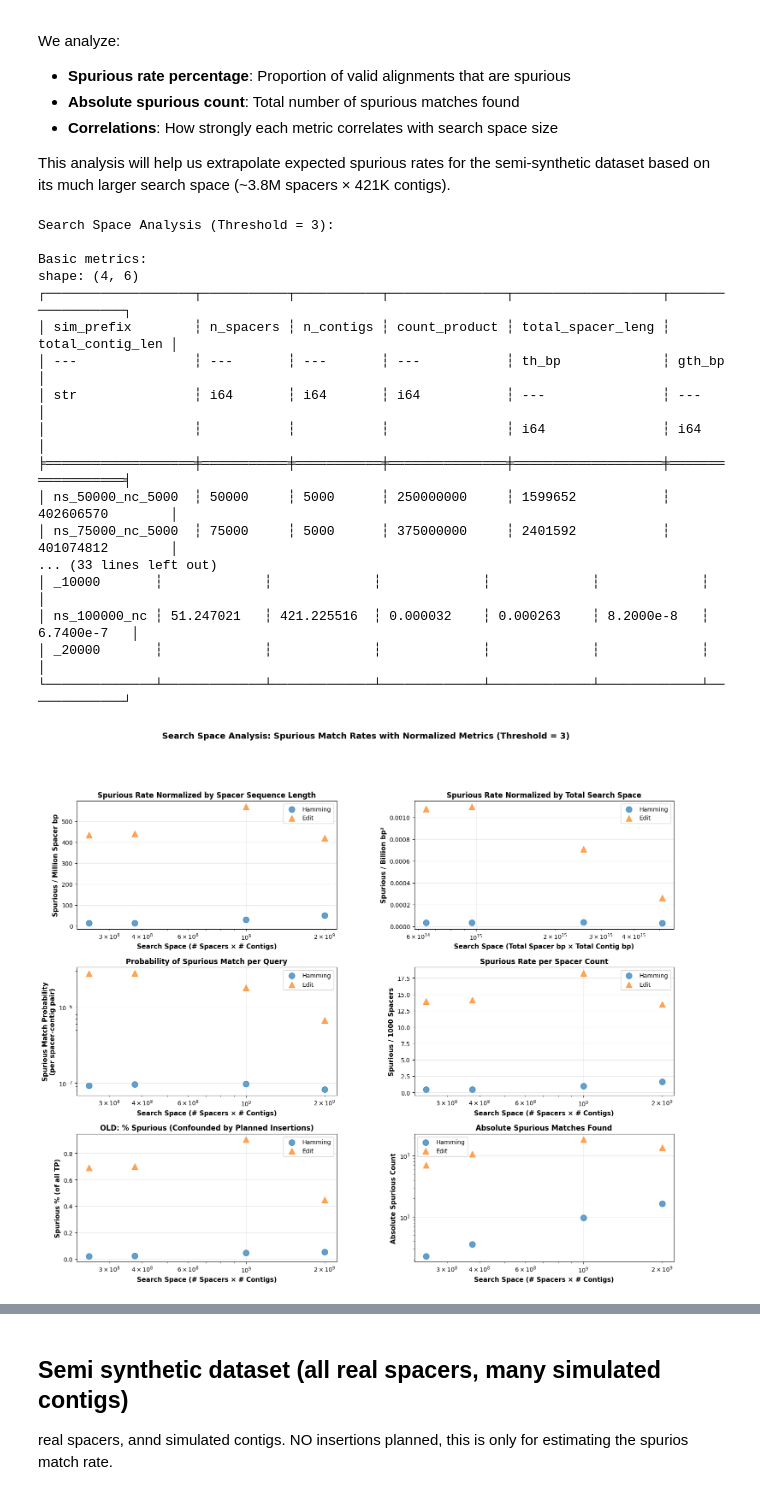
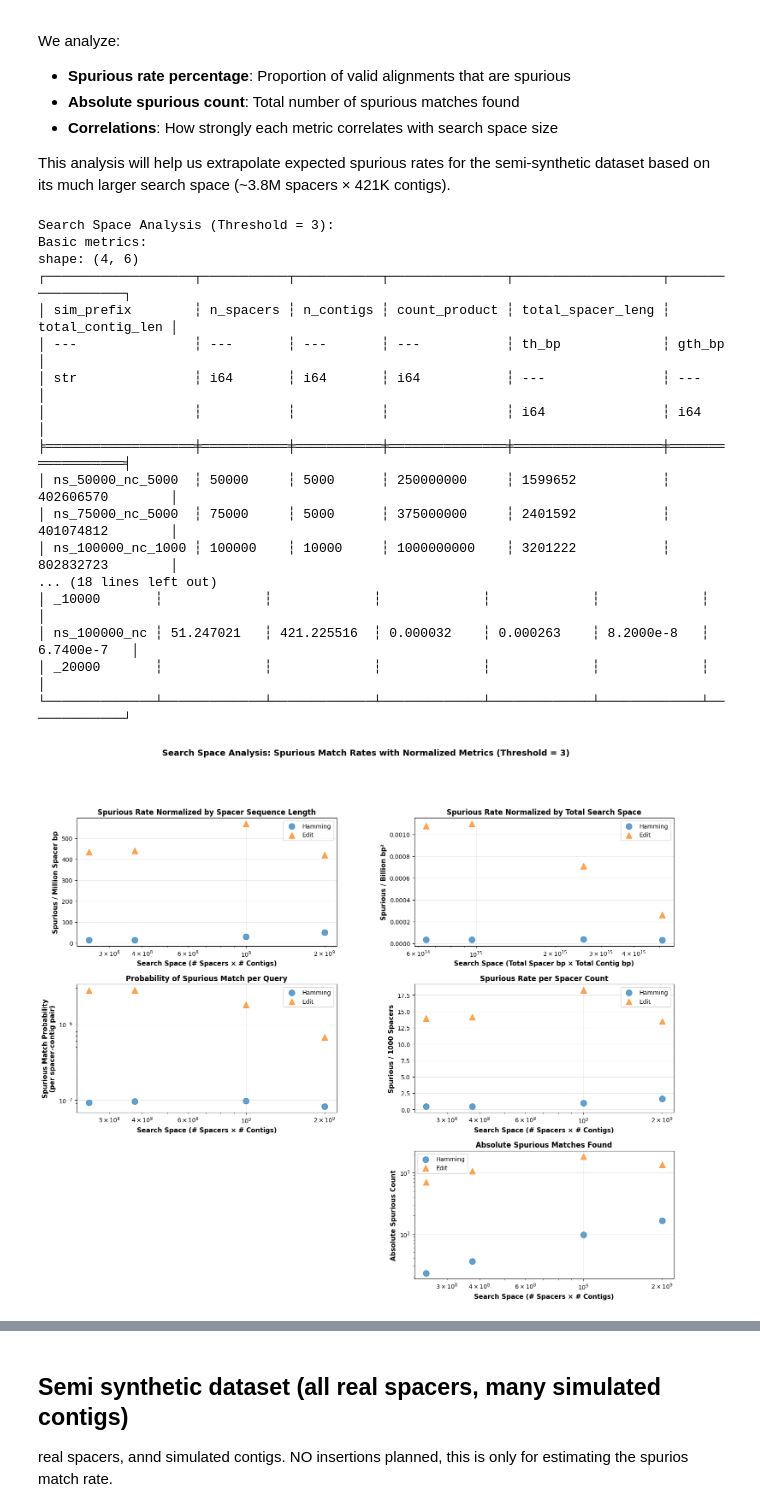
Before and after one commit to rickbeeloo/spacer_matching_bench, a Jupyter notebook: notebooks/distance_metric_analysis.ipynb, the cells around one changed output, grey strips where cells are left out. Drawn from its saved outputs; the diff is of its cells as text; code cells hidden in the pictures.

```diff
--- a/notebooks/distance_metric_analysis.ipynb
+++ b/notebooks/distance_metric_analysis.ipynb
@@ -741,9 +810,6 @@ for results in comparison_results:
                     'total_spacer_length_bp': total_spacer_length,
                     'total_contig_length_bp': total_contig_length,
                     'length_product': total_spacer_length * total_contig_length,
-                    # OLD metric (confounded by planned insertions)
-                    'hamming_spurious_pct': h_row['spurious_rate_pct'],
-                    'edit_spurious_pct': e_row['spurious_rate_pct'],
                     # Absolute counts
                     'hamming_spurious_count': h_spurious,
                     'edit_spurious_count': e_spurious,
@@ -765,8 +831,6 @@ print("Search Space Analysis (Threshold = 3):")
 print("Basic metrics:")
 print(search_space_df.select(['sim_prefix', 'n_spacers', 'n_contigs', 'count_product',
                                'total_spacer_length_bp', 'total_contig_length_bp']))
-print("OLD metric (% of all TP - confounded by planned insertions):")
-print(search_space_df.select(['sim_prefix', 'hamming_spurious_pct', 'edit_spurious_pct']))
 print("NEW normalized metrics (independent of planned insertions):")
 print(search_space_df.select(['sim_prefix',
                                'hamming_per_million_spacer_bp', 'edit_per_million_spacer_bp',
@@ -833,19 +897,6 @@ ax4.set_xscale('log')
 ax4.legend(fontsize=10)
 ax4.grid(True, alpha=0.3)
 
-# Plot 5: OLD metric (for comparison) - shows confounding
-ax5 = fig.add_subplot(gs[2, 0])
-ax5.scatter(count_products, search_space_df['hamming_spurious_pct'].to_numpy(),
-            s=100, alpha=0.7, label='Hamming', color='#1f77b4', marker='o')
-ax5.scatter(count_products, search_space_df['edit_spurious_pct'].to_numpy(),
-            s=100, alpha=0.7, label='Edit', color='#ff7f0e', marker='^')
-ax5.set_xlabel('Search Space (# Spacers × # Contigs)', fontweight='bold', fontsize=11)
-ax5.set_ylabel('Spurious % (of all TP)', fontweight='bold', fontsize=11)
-ax5.set_title('OLD: % Spurious (Confounded by Planned Insertions)', fontweight='bold', fontsize=12)
-ax5.set_xscale('log')
-ax5.legend(fontsize=10)
-ax5.grid(True, alpha=0.3)
-
 # Plot 6: Absolute counts (for reference)
 ax6 = fig.add_subplot(gs[2, 1])
 # For the semi-simulated - comment out the edit distance analysis, as we could not run sassy (our exhustive edit distance tool)
@@ -866,37 +917,33 @@ plt.suptitle('Search Space Analysis: Spurious Match Rates with Normalized Metric
              fontsize=14, fontweight='bold', y=0.995)
 plt.savefig('results/simulated/plots/search_space_analysis_normalized.png', dpi=150, bbox_inches='tight')
 plt.show()
 
 # Calculate correlations for the NEW metrics
 
 print("CORRELATION ANALYSIS (Pearson)")
 print("NEW normalized metrics (better for comparison):")
 print(f"Hamming per million spacer bp vs search space: {np.corrcoef(count_products, search_space_df['hamming_per_million_spacer_bp'].to_numpy())[0, 1]:.4f}")
 print(f"Edit per million spacer bp vs search space: {np.corrcoef(count_products, search_space_df['edit_per_million_spacer_bp'].to_numpy())[0, 1]:.4f}")
 print(f"Hamming per billion bp² vs length product: {np.corrcoef(length_products, search_space_df['hamming_per_billion_bp2'].to_numpy())[0, 1]:.4f}")
 print(f"Edit per billion bp² vs length product: {np.corrcoef(length_products, search_space_df['edit_per_billion_bp2'].to_numpy())[0, 1]:.4f}")
 print(f"Hamming probability vs search space: {np.corrcoef(count_products, search_space_df['hamming_probability'].to_numpy())[0, 1]:.4f}")
 print(f"Edit probability vs search space: {np.corrcoef(count_products, search_space_df['edit_probability'].to_numpy())[0, 1]:.4f}")
-
-print("OLD metric (confounded by planned insertions):")
-print(f"Hamming % spurious vs search space: {np.corrcoef(count_products, search_space_df['hamming_spurious_pct'].to_numpy())[0, 1]:.4f}")
-print(f"Edit % spurious vs search space: {np.corrcoef(count_products, search_space_df['edit_spurious_pct'].to_numpy())[0, 1]:.4f}")
 # %% [output]
 Search Space Analysis (Threshold = 3):
-
 Basic metrics:
 shape: (4, 6)
 ┌───────────────────┬───────────┬───────────┬───────────────┬───────────────────┬──────────────────┐
 │ sim_prefix        ┆ n_spacers ┆ n_contigs ┆ count_product ┆ total_spacer_leng ┆ total_contig_len │
 │ ---               ┆ ---       ┆ ---       ┆ ---           ┆ th_bp             ┆ gth_bp           │
 │ str               ┆ i64       ┆ i64       ┆ i64           ┆ ---               ┆ ---              │
 │                   ┆           ┆           ┆               ┆ i64               ┆ i64              │
 ╞═══════════════════╪═══════════╪═══════════╪═══════════════╪═══════════════════╪══════════════════╡
 │ ns_50000_nc_5000  ┆ 50000     ┆ 5000      ┆ 250000000     ┆ 1599652           ┆ 402606570        │
 │ ns_75000_nc_5000  ┆ 75000     ┆ 5000      ┆ 375000000     ┆ 2401592           ┆ 401074812        │
-... (33 lines left out)
+│ ns_100000_nc_1000 ┆ 100000    ┆ 10000     ┆ 1000000000    ┆ 3201222           ┆ 802832723        │
+... (18 lines left out)
 │ _10000       ┆             ┆             ┆             ┆             ┆             ┆             │
 │ ns_100000_nc ┆ 51.247021   ┆ 421.225516  ┆ 0.000032    ┆ 0.000263    ┆ 8.2000e-8   ┆ 6.7400e-7   │
 │ _20000       ┆             ┆             ┆             ┆             ┆             ┆             │
 └──────────────┴─────────────┴─────────────┴─────────────┴─────────────┴─────────────┴─────────────┘
-[figure, old version]
+[figure, new version]
```
Also changed, not shown: parts of 12 cells of this notebook, 7 other files.
